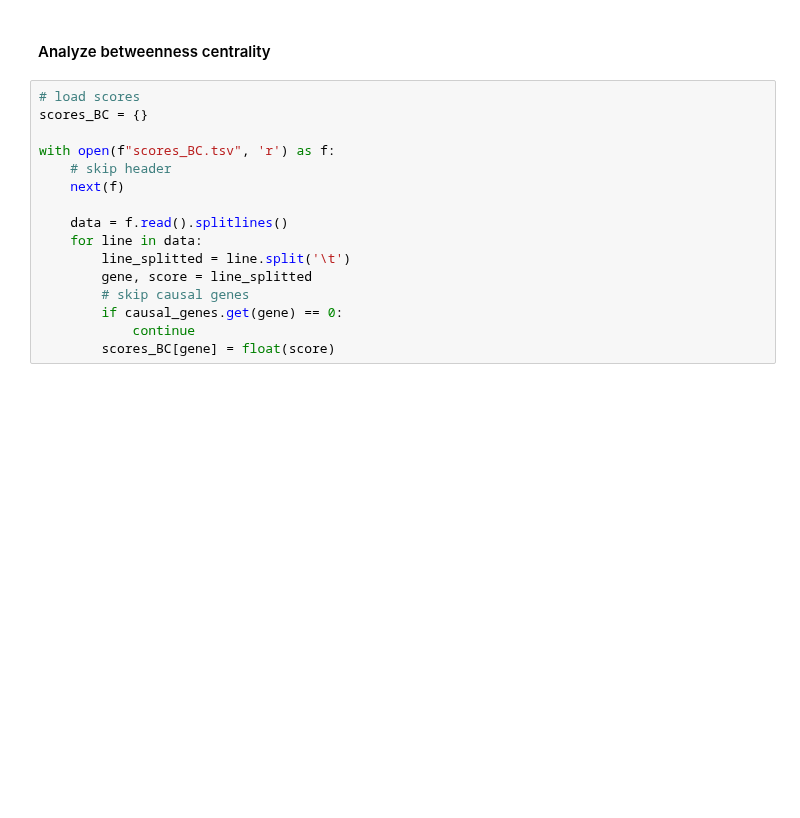
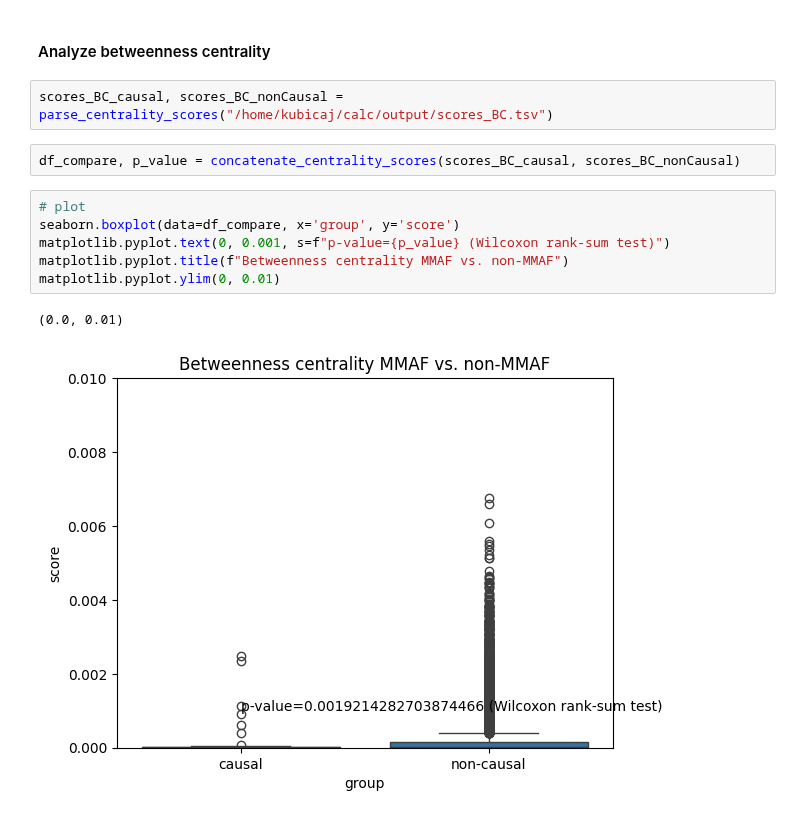
Before and after one commit to jjjk123/grexome-TIMC-Secondary-interactome, a Jupyter notebook: Interactome/scripts/analyze_scores.ipynb, the cells around one changed output. Cells and saved outputs as stored; diff of their text form; blank space fills up the shorter version.

```diff
--- a/Interactome/scripts/analyze_scores.ipynb
+++ b/Interactome/scripts/analyze_scores.ipynb
@@ -160,18 +198,15 @@ with open(f"scores_DC.tsv", 'r') as f:
 # %% [markdown]
 #### Analyze betweenness centrality
-# %%
-# load scores
-scores_BC = {}
-
-with open(f"scores_BC.tsv", 'r') as f:
-    # skip header
-    next(f)
-
-    data = f.read().splitlines()
-    for line in data:
-        line_splitted = line.split('\t')
-        gene, score = line_splitted
-        # skip causal genes
-        if causal_genes.get(gene) == 0:
-            continue
-        scores_BC[gene] = float(score)
+# %%
+scores_BC_causal, scores_BC_nonCausal = parse_centrality_scores("/home/kubicaj/calc/output/scores_BC.tsv")
+# %%
+df_compare, p_value = concatenate_centrality_scores(scores_BC_causal, scores_BC_nonCausal)
+# %%
+# plot
+seaborn.boxplot(data=df_compare, x='group', y='score')
+matplotlib.pyplot.text(0, 0.001, s=f"p-value={p_value} (Wilcoxon rank-sum test)")
+matplotlib.pyplot.title(f"Betweenness centrality MMAF vs. non-MMAF")
+matplotlib.pyplot.ylim(0, 0.01)
+# %% [output]
+(0.0, 0.01)
+[figure, added]
```
Also changed, not shown: parts of 11 cells of this notebook.
